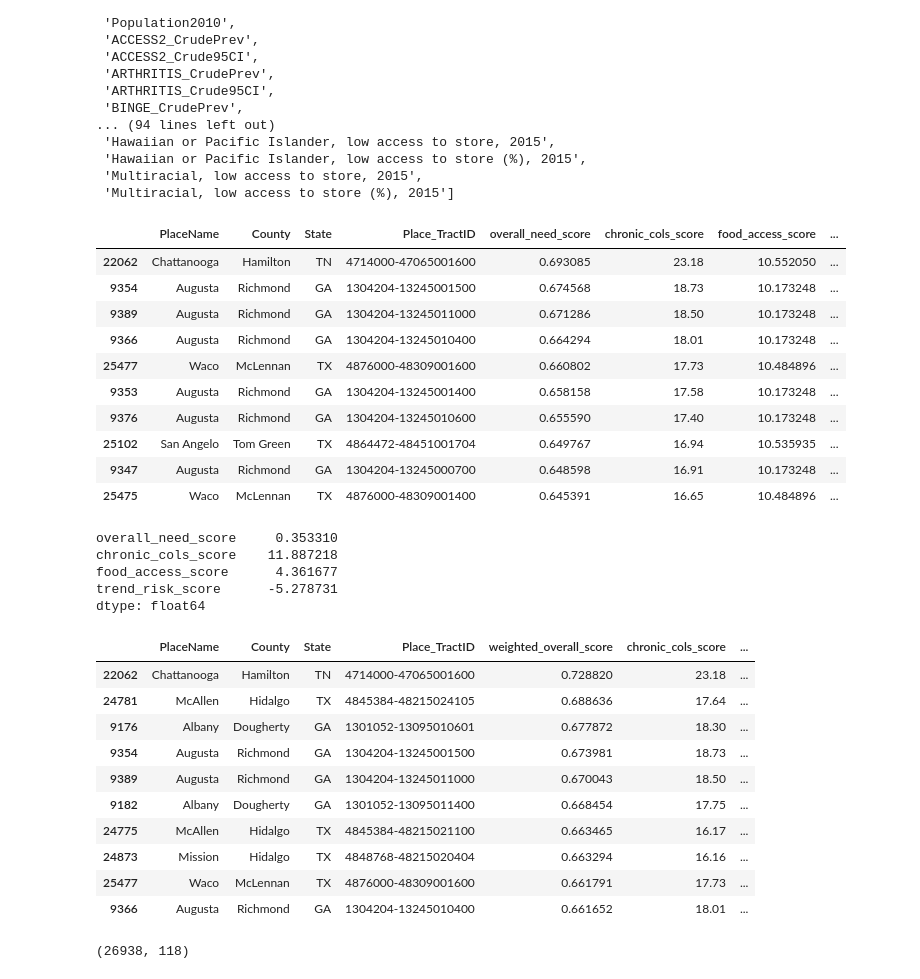
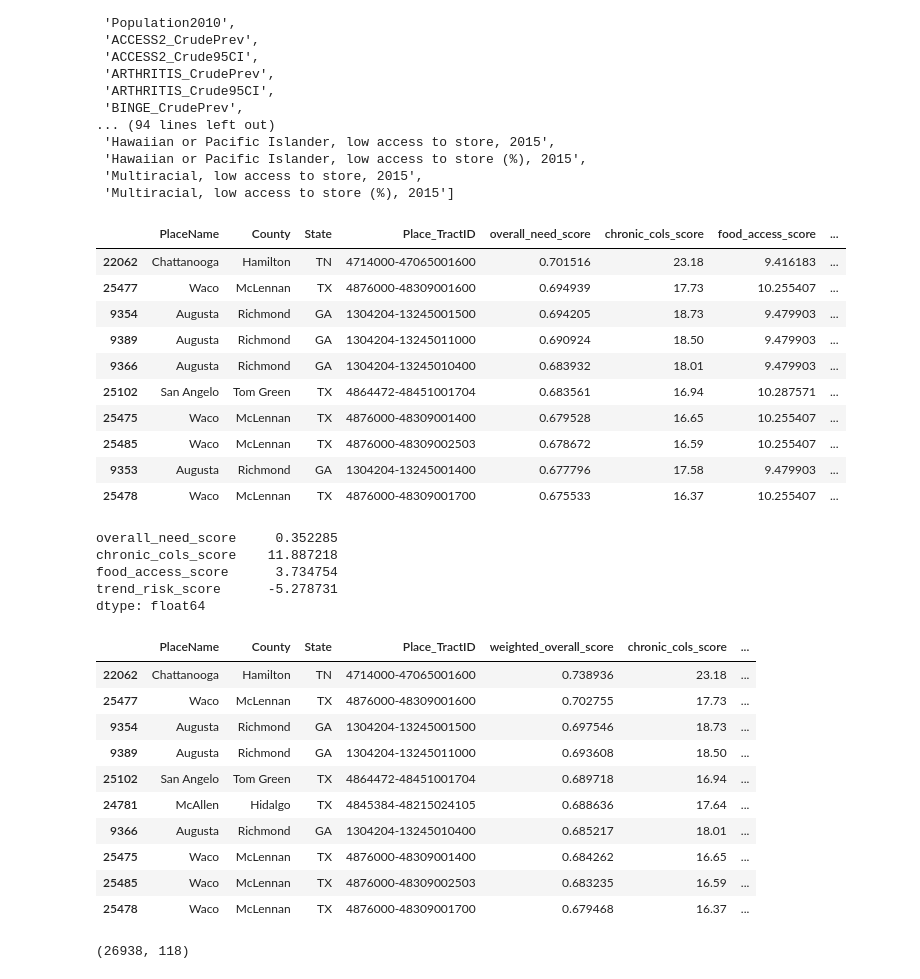
Before and after one commit to hibaali120/Data-Challenge, a Jupyter notebook: Notebook/data_analysis.ipynb, the cells around one changed output. Drawn from its saved outputs; the diff is of its cells as text; code cells hidden in the pictures.

```diff
--- a/Notebook/data_analysis.ipynb
+++ b/Notebook/data_analysis.ipynb
@@ -160,29 +160,12 @@ df['chronic_cols_score'] = df[chronic_cols].mean(axis=1)
 #Next, I will create a "Food Access Risk Score" by averaging the columns that relate to D-SNP needs.
 
 access_cols = [
-    #basic low access
-    'Population, low access to store (%), 2010',
     'Population, low access to store (%), 2015',
-
-    #low income and low access
-    'Low income & low access to store (%), 2010',
     'Low income & low access to store (%), 2015',
-
-    #no car and low access
-    'Households, no car & low access to store (%), 2010',
     'Households, no car & low access to store (%), 2015',
-
-    #SNAP
     'SNAP households, low access to store (%), 2015',
-
-    #children
-    'Children, low access to store (%), 2010',
     'Children, low access to store (%), 2015',
-
-    #seniors
-    'Seniors, low access to store (%), 2010',
     'Seniors, low access to store (%), 2015',
-
     #race and ethnicity groups- I am including this to ensure the access score identifies areas with the greatest equity gaps
     'White, low access to store (%), 2015',
     'Black, low access to store (%), 2015',
@@ -193,53 +176,55 @@ access_cols = [
     'Multiracial, low access to store (%), 2015']
 
 df = df.dropna(subset=access_cols, how='all')
 
 df['food_access_score'] = df[access_cols].mean(axis=1)
 
 #Next, I will create a "Trend Risk Score" to identify areas that have experienced the largest worsening in food access over time.
 #This helps capture emerging risks.
 
-trend_cols = ['Population, low access to store (% change), 2010 -15', 'Low income & low access to store (% change), 2010 - 15',
-    'Households, no car & low access to store (% change), 2010 - 15', 'LACCESS_CHILD_10_15', 'Seniors, low access to store (% change), 2010 -15']
+trend_cols = ['Population, low access to store (% change), 2010 -15',
+              'Low income & low access to store (% change), 2010 - 15',
+    'Households, no car & low access to store (% change), 2010 - 15',
+              'LACCESS_CHILD_10_15', 'Seniors, low access to store (% change), 2010 -15']
 
 df = df.dropna(subset=trend_cols, how='all')
 
 df['trend_risk_score'] = df[trend_cols].mean(axis=1)
 
 #Because each component is on a different scale, I will normalize each component before averaging using min-max scaling.
 
 df['chronic_norm'] = (df['chronic_cols_score'] - df['chronic_cols_score'].min()) / (df['chronic_cols_score'].max() - df['chronic_cols_score'].min())
 df['food_access_norm'] = (df['food_access_score'] - df['food_access_score'].min()) / (df['food_access_score'].max() - df['food_access_score'].min())
 df['trend_norm'] = (df['trend_risk_score'] - df['trend_risk_score'].min()) / (df['trend_risk_score'].max() - df['trend_risk_score'].min())
 
 #Now, I will create a combined "Overall Need Score". This is assuming that all three components will be weighted equally, but realistically,
 #this may not be the case. We can weigh each component differently based on what our client would like to see.
 
 df['overall_need_score'] = df[['chronic_norm', 'food_access_norm', 'trend_norm']].mean(axis=1)
 
 df = df.sort_values('overall_need_score', ascending=False)
 
 df[['PlaceName','County','State','Place_TractID','overall_need_score','chronic_cols_score','food_access_score','trend_risk_score']].head(10)
 # %% [output]
 |  | PlaceName | County | State | Place_TractID | overall_need_score | chronic_cols_score | food_access_score | ... |
-| 22062 | Chattanooga | Hamilton | TN | 4714000-47065001600 | 0.693085 | 23.18 | 10.552050 | ... |
-| 9354 | Augusta | Richmond | GA | 1304204-13245001500 | 0.674568 | 18.73 | 10.173248 | ... |
-| 9389 | Augusta | Richmond | GA | 1304204-13245011000 | 0.671286 | 18.50 | 10.173248 | ... |
-| 9366 | Augusta | Richmond | GA | 1304204-13245010400 | 0.664294 | 18.01 | 10.173248 | ... |
-| 25477 | Waco | McLennan | TX | 4876000-48309001600 | 0.660802 | 17.73 | 10.484896 | ... |
-| 9353 | Augusta | Richmond | GA | 1304204-13245001400 | 0.658158 | 17.58 | 10.173248 | ... |
-| 9376 | Augusta | Richmond | GA | 1304204-13245010600 | 0.655590 | 17.40 | 10.173248 | ... |
-| 25102 | San Angelo | Tom Green | TX | 4864472-48451001704 | 0.649767 | 16.94 | 10.535935 | ... |
-| 9347 | Augusta | Richmond | GA | 1304204-13245000700 | 0.648598 | 16.91 | 10.173248 | ... |
-| 25475 | Waco | McLennan | TX | 4876000-48309001400 | 0.645391 | 16.65 | 10.484896 | ... |
+| 22062 | Chattanooga | Hamilton | TN | 4714000-47065001600 | 0.701516 | 23.18 | 9.416183 | ... |
+| 25477 | Waco | McLennan | TX | 4876000-48309001600 | 0.694939 | 17.73 | 10.255407 | ... |
+| 9354 | Augusta | Richmond | GA | 1304204-13245001500 | 0.694205 | 18.73 | 9.479903 | ... |
+| 9389 | Augusta | Richmond | GA | 1304204-13245011000 | 0.690924 | 18.50 | 9.479903 | ... |
+| 9366 | Augusta | Richmond | GA | 1304204-13245010400 | 0.683932 | 18.01 | 9.479903 | ... |
+| 25102 | San Angelo | Tom Green | TX | 4864472-48451001704 | 0.683561 | 16.94 | 10.287571 | ... |
+| 25475 | Waco | McLennan | TX | 4876000-48309001400 | 0.679528 | 16.65 | 10.255407 | ... |
+| 25485 | Waco | McLennan | TX | 4876000-48309002503 | 0.678672 | 16.59 | 10.255407 | ... |
+| 9353 | Augusta | Richmond | GA | 1304204-13245001400 | 0.677796 | 17.58 | 9.479903 | ... |
+| 25478 | Waco | McLennan | TX | 4876000-48309001700 | 0.675533 | 16.37 | 10.255407 | ... |
 # %%
 #Compare to averages to ensure the data above is accurate
 avgs = df[['overall_need_score','chronic_cols_score','food_access_score','trend_risk_score']].mean()
 avgs
 # %% [output]
-overall_need_score     0.353310
+overall_need_score     0.352285
 chronic_cols_score    11.887218
-food_access_score      4.361677
+food_access_score      3.734754
 trend_risk_score      -5.278731
 dtype: float64
 # %%
@@ -258,16 +243,16 @@ df = df.sort_values('weighted_overall_score', ascending=False)
 df[['PlaceName','County','State','Place_TractID','weighted_overall_score','chronic_cols_score','food_access_score','trend_risk_score']].head(10)
 # %% [output]
 |  | PlaceName | County | State | Place_TractID | weighted_overall_score | chronic_cols_score | ... |
-| 22062 | Chattanooga | Hamilton | TN | 4714000-47065001600 | 0.728820 | 23.18 | ... |
+| 22062 | Chattanooga | Hamilton | TN | 4714000-47065001600 | 0.738936 | 23.18 | ... |
+| 25477 | Waco | McLennan | TX | 4876000-48309001600 | 0.702755 | 17.73 | ... |
+| 9354 | Augusta | Richmond | GA | 1304204-13245001500 | 0.697546 | 18.73 | ... |
+| 9389 | Augusta | Richmond | GA | 1304204-13245011000 | 0.693608 | 18.50 | ... |
+| 25102 | San Angelo | Tom Green | TX | 4864472-48451001704 | 0.689718 | 16.94 | ... |
 | 24781 | McAllen | Hidalgo | TX | 4845384-48215024105 | 0.688636 | 17.64 | ... |
-| 9176 | Albany | Dougherty | GA | 1301052-13095010601 | 0.677872 | 18.30 | ... |
-| 9354 | Augusta | Richmond | GA | 1304204-13245001500 | 0.673981 | 18.73 | ... |
-| 9389 | Augusta | Richmond | GA | 1304204-13245011000 | 0.670043 | 18.50 | ... |
-| 9182 | Albany | Dougherty | GA | 1301052-13095011400 | 0.668454 | 17.75 | ... |
-| 24775 | McAllen | Hidalgo | TX | 4845384-48215021100 | 0.663465 | 16.17 | ... |
-| 24873 | Mission | Hidalgo | TX | 4848768-48215020404 | 0.663294 | 16.16 | ... |
-| 25477 | Waco | McLennan | TX | 4876000-48309001600 | 0.661791 | 17.73 | ... |
-| 9366 | Augusta | Richmond | GA | 1304204-13245010400 | 0.661652 | 18.01 | ... |
+| 9366 | Augusta | Richmond | GA | 1304204-13245010400 | 0.685217 | 18.01 | ... |
+| 25475 | Waco | McLennan | TX | 4876000-48309001400 | 0.684262 | 16.65 | ... |
+| 25485 | Waco | McLennan | TX | 4876000-48309002503 | 0.683235 | 16.59 | ... |
+| 25478 | Waco | McLennan | TX | 4876000-48309001700 | 0.679468 | 16.37 | ... |
 # %%
 #Conclusion for Guiding Question #1:
 
```
Also changed, not shown: parts of 2 cells of this notebook.
